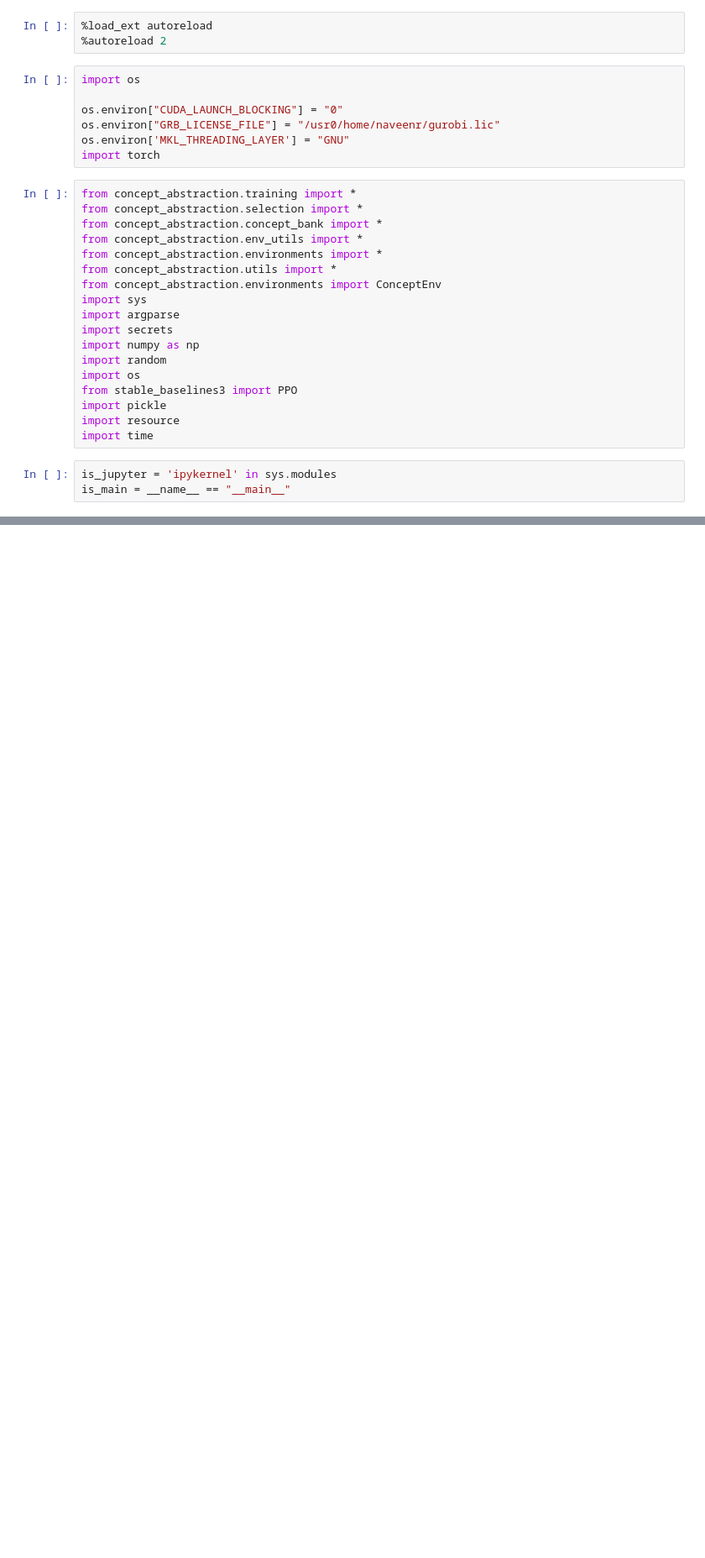
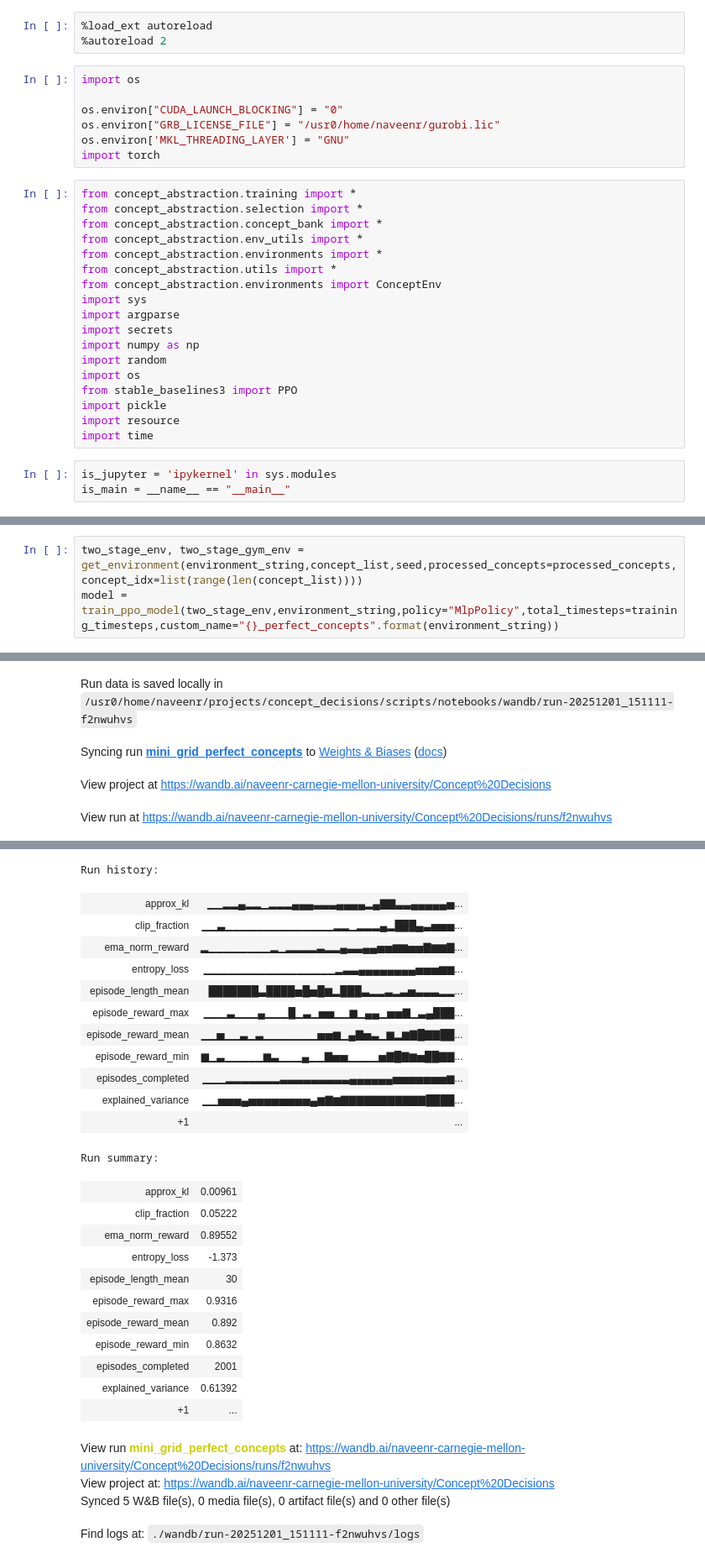
Before and after one commit to naveenr414/concept_decisions, a Jupyter notebook: scripts/notebooks/Scratch Space.ipynb, the cells around one changed output, grey strips where cells are left out. Shown at 84% size. Saved outputs shown, nothing was run; the diff lists cells and outputs as text; blank space fills up the shorter version.

```diff
--- a/scripts/notebooks/Scratch Space.ipynb
+++ b/scripts/notebooks/Scratch Space.ipynb
@@ -134,0 +155,4 @@ Time 11.702568292617798
+# %%
+two_stage_env, two_stage_gym_env = get_environment(environment_string,concept_list,seed,processed_concepts=processed_concepts,concept_idx=list(range(len(concept_list))))
+model = train_ppo_model(two_stage_env,environment_string,policy="MlpPolicy",total_timesteps=training_timesteps,custom_name="{}_perfect_concepts".format(environment_string))
+# %% [output]
@@ -134,0 +161,4 @@ Time 11.702568292617798
+Run data is saved locally in /usr0/home/naveenr/projects/concept_decisions/scripts/notebooks/wandb/run-20251201_151111-f2nwuhvs
+Syncing run mini_grid_perfect_concepts to Weights & Biases (docs)
+View project at https://wandb.ai/naveenr-carnegie-mellon-university/Concept%20Decisions
+View run at https://wandb.ai/naveenr-carnegie-mellon-university/Concept%20Decisions/runs/f2nwuhvs
@@ -135 +166,29 @@ Time 11.702568292617798
+Run history:
+| approx_kl | ▁▁▂▂▄▂▂▁▂▂▂▄▄▄▃▃▃▄▄▄▄▂▄▇▇▃▃▄▄▄▄▄▅... |
+| clip_fraction | ▁▁▃▁▁▁▁▁▁▁▁▁▁▁▁▁▁▂▂▁▂▂▂▄▂███▄▃▅▅▅... |
+| ema_norm_reward | ▂▁▁▁▁▁▁▁▁▂▁▂▂▂▂▃▂▂▄▃▃▄▄▅▅▆▆▅▅▇▆▆▇... |
+| entropy_loss | ▁▁▁▁▁▁▁▁▁▁▁▁▁▁▁▁▁▂▃▃▄▄▄▄▄▄▄▄▅▅▅▆▆... |
+| episode_length_mean | ███████▃████▅█▅█▆▂███▃▂▂▃▂▃▅▃▃▃▂▂... |
+| episode_reward_max | ▁▁▁▃▁▁▁▄▁▁▁█▁▃▁▅▅▁▁▆▁▄▄▁▅▅▇▁▃▄███... |
+| episode_reward_mean | ▁▁▅▁▁▃▁▃▁▁▁▁▁▁▁▅▅▆▁▄▇▅▃▁▆▂▆▇█▇▇██... |
+| episode_reward_min | ▆▁▃▁▁▁▁▁▆▃▁▁▁▄▁▁▇▅▅▁▁▁▁▅▇█▇▆▅██▇▇... |
+| episodes_completed | ▁▁▁▂▂▂▂▂▂▂▃▃▃▃▃▃▃▃▃▄▄▄▄▄▄▅▅▅▅▅▅▅▆... |
+| explained_variance | ▁▁▅▅▅▄▅▅▅▅▅▅▅▅▄▆▇▆▇▇▇▇▇▇▇▇▇▇▇████... |
+| +1 | ... |
+Run summary:
+| approx_kl | 0.00961 |
+| clip_fraction | 0.05222 |
+| ema_norm_reward | 0.89552 |
+| entropy_loss | -1.373 |
+| episode_length_mean | 30 |
+| episode_reward_max | 0.9316 |
+| episode_reward_mean | 0.892 |
+| episode_reward_min | 0.8632 |
+| episodes_completed | 2001 |
+| explained_variance | 0.61392 |
+| +1 | ... |
+View run mini_grid_perfect_concepts at: https://wandb.ai/naveenr-carnegie-mellon-university/Concept%20Decisions/runs/f2nwuhvs
+View project at: https://wandb.ai/naveenr-carnegie-mellon-university/Concept%20Decisions
+Synced 5 W&B file(s), 0 media file(s), 0 artifact file(s) and 0 other file(s)
+Find logs at: ./wandb/run-20251201_151111-f2nwuhvs/logs
 # %%
```
Also changed, not shown: parts of 15 cells of this notebook, 8 other files.
